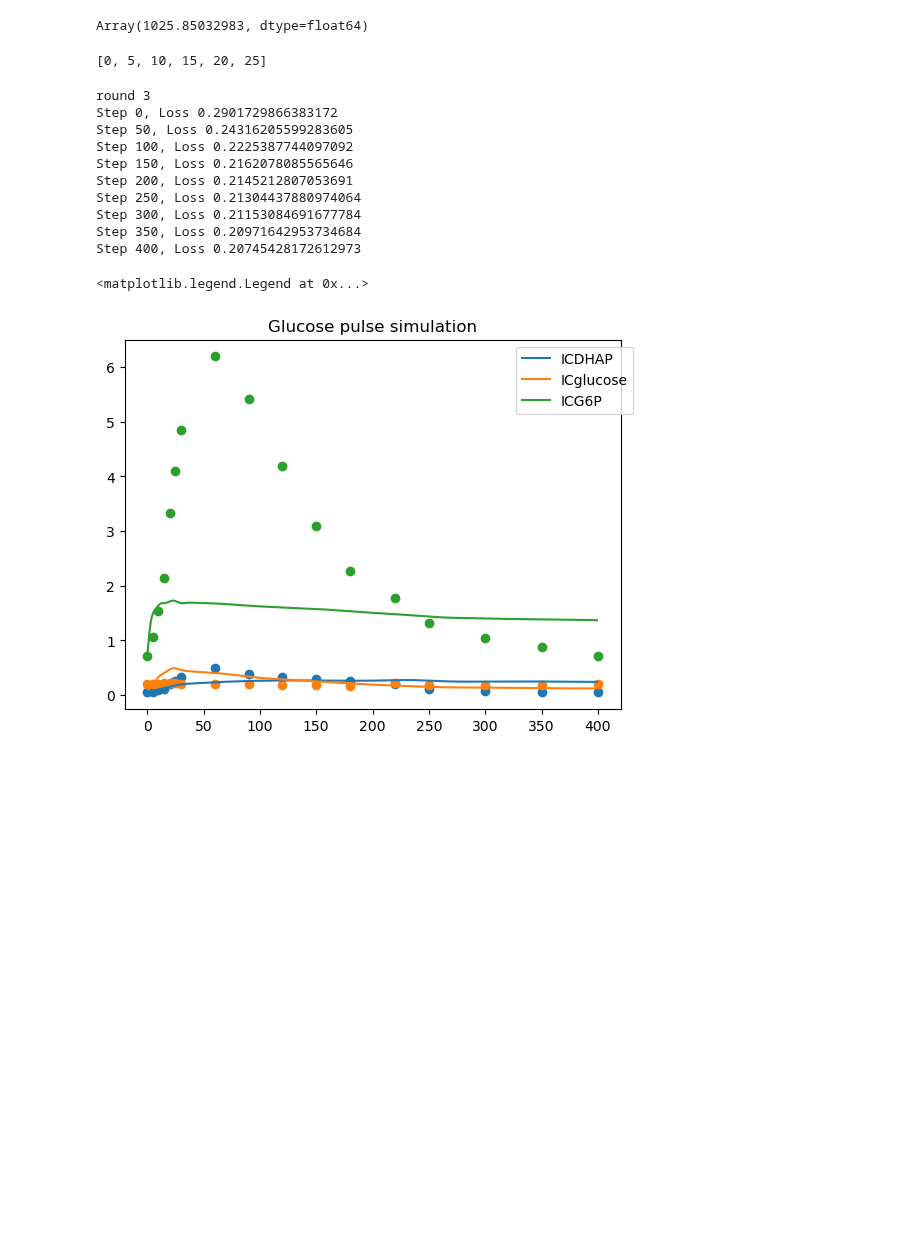
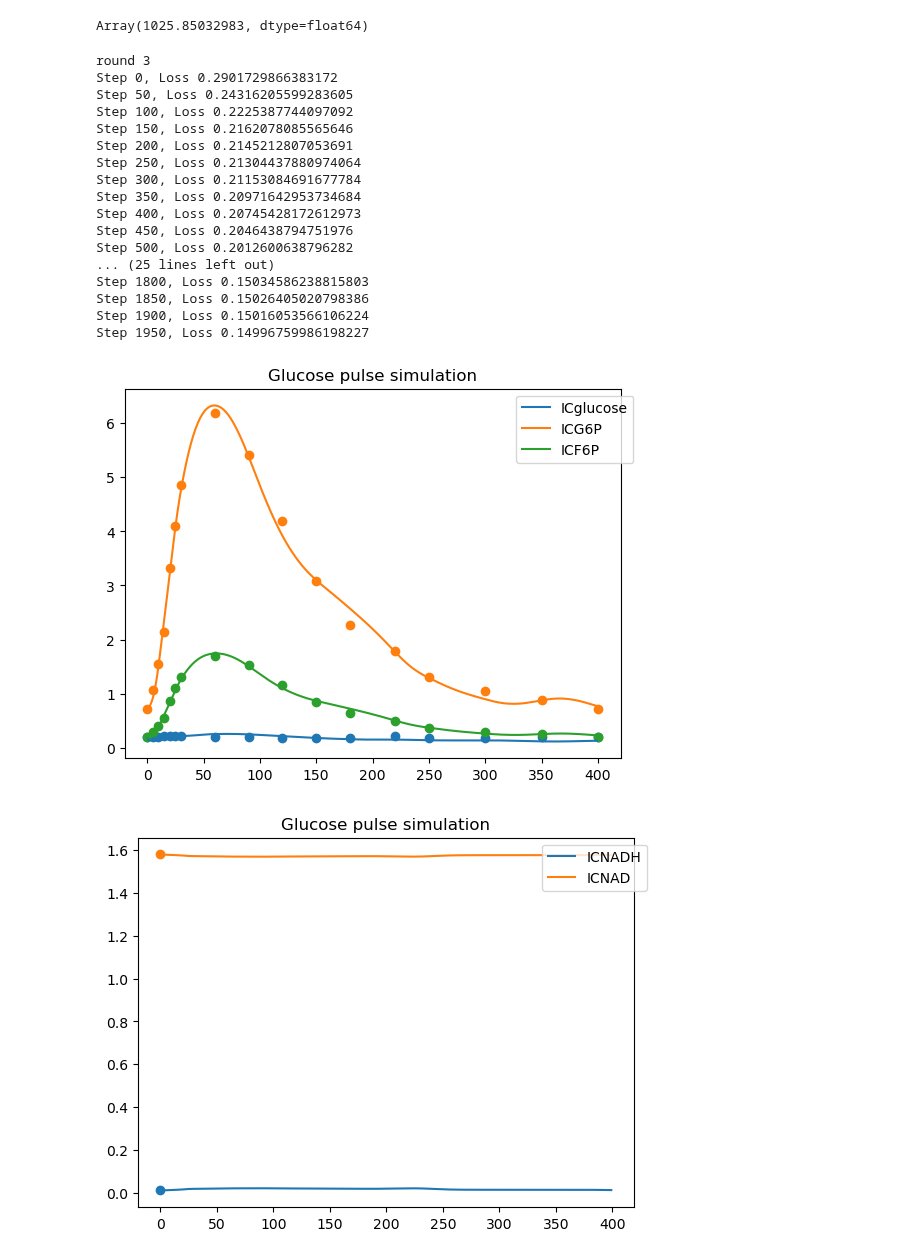
Before and after one commit to mahdi-shafiei/jaxkineticmodel, a Jupyter notebook: scripts/3007_modeling_glycolysis.ipynb, the cells around one changed output. Saved outputs shown, nothing was run; the diff lists cells and outputs as text; code cells hidden in the pictures; blank space fills up the shorter version.

Commit message:
glycolysis_fitting

```diff
--- a/scripts/3007_modeling_glycolysis.ipynb
+++ b/scripts/3007_modeling_glycolysis.ipynb
@@ -660,12 +662,6 @@ Array(1025.85032983, dtype=float64)
 
 # opt_state,params_init,loss,grads=update_log(opt_state,params_init,time_points,
 #                                             jnp.array(glycolysis_data[met_names]))
-# %%
-time_points[0:6]
-
-# jnp.array(glycolysis_data[met_names])[0:2].shape
-# %% [output]
-[0, 5, 10, 15, 20, 25]
 # %%
 met_names=['ICG1P',"ICT6P","ICtreh",'ICglucose','ICG6P','ICF6P',"ICFBP","ICDHAP","ICG3P","ICglyc","ICGAP","ICBPG","IC3PG","IC2PG","ICPEP","ICNADH","ICNAD"]
 params_init=params
@@ -677,8 +673,9 @@ opt_state = optimizer.init(params_init)
 
 loss_per_iter=[]
 print("round 3")
+params_per_iter=[]
 # alpha1=np.linspace(0.2,1.0,2500)
-for step in range(1000):
+for step in range(2000):
     opt_state,params_init,loss,grads=update_log(opt_state,params_init,time_points,
                                                 jnp.array(glycolysis_data[met_names]))
 
@@ -686,12 +683,14 @@ for step in range(1000):
     if step% 50==0:
 
 #           # Scale step to range [0, 1]
-#         # print(f"global norm: {global_norm(grads)}")
+        params_per_iter.append(params_init)
+        # print(f"global norm: {global_norm(grads)}")
         print(f"Step {step}, Loss {loss}")
 
 
 
 
+#0.1449
 
 # for step in range(1000):
 #     opt_state,params_init2,loss,grads=update_log(opt_state,params_init2,time_points[0:7],jnp.array(glycolysis_data['ICglucose'])[0:3])
@@ -707,28 +706,62 @@ Step 250, Loss 0.21304437880974064
 Step 300, Loss 0.21153084691677784
 Step 350, Loss 0.20971642953734684
 Step 400, Loss 0.20745428172612973
+Step 450, Loss 0.2046438794751976
+Step 500, Loss 0.2012600638796282
+... (25 lines left out)
+Step 1800, Loss 0.15034586238815803
+Step 1850, Loss 0.15026405020798386
+Step 1900, Loss 0.15016053566106224
+Step 1950, Loss 0.14996759986198227
 # %%
 
 met_names=['ICG1P',"ICT6P","ICtreh",'ICglucose','ICG6P','ICF6P',"ICFBP","ICDHAP","ICG3P","ICglyc","ICGAP","ICBPG","IC3PG","IC2PG","ICPEP","ICNADH","ICNAD"]
 ts=jnp.arange(0,400,1)
 ys=glycolyse(ts,y0,params_init)
 ys=pd.DataFrame(ys,columns=met_names,index=ts)
-met_names=["ICDHAP","ICglucose","ICG6P"]
 
-# met_names=['ICNADH','ICNAD']
+
+met_names=["ICglucose",'ICG6P',"ICF6P"]
 for metabolite in met_names:
     plt.plot(ts,ys[metabolite],label=metabolite)
     plt.scatter(time_points,glycolysis_data[metabolite])
+    # plt.show()
+
+plt.title("Glucose pulse simulation")
+plt.legend(bbox_to_anchor=(1.04, 1), loc="upper right")
+plt.show()
 
 
 
+met_names=["ICNADH",'ICNAD']
+for metabolite in met_names:
+    plt.plot(ts,ys[metabolite],label=metabolite)
+    plt.scatter(time_points,glycolysis_data[metabolite])
+    # plt.show()
 
 plt.title("Glucose pulse simulation")
 plt.legend(bbox_to_anchor=(1.04, 1), loc="upper right")
-# plt.show()
+plt.show()
 
+met_names=["ICFBP",'ICDHAP',"ICGAP"]
+for metabolite in met_names:
+    plt.plot(ts,ys[metabolite],label=metabolite)
+    plt.scatter(time_points,glycolysis_data[metabolite])
+    # plt.show()
+plt.title("Glucose pulse simulation")
+plt.legend(bbox_to_anchor=(1.04, 1), loc="upper right")
+plt.show()
+
+met_names=["IC3PG","IC2PG","ICPEP"]
+for metabolite in met_names:
+    plt.plot(ts,ys[metabolite],label=metabolite)
+    plt.scatter(time_points,glycolysis_data[metabolite])
+    # plt.show()
+plt.title("Glucose pulse simulation")
+plt.legend(bbox_to_anchor=(1.04, 1), loc="upper right")
+plt.show()
 # plt.plot(loss_per_iter)
 # plt.yscale("symlog")
 # %% [output]
-<matplotlib.legend.Legend at 0x...>
-[figure, old version]
+[figure, new version]
+[figure, added]
```
Also changed, not shown: parts of 6 cells of this notebook, 1 other file.
